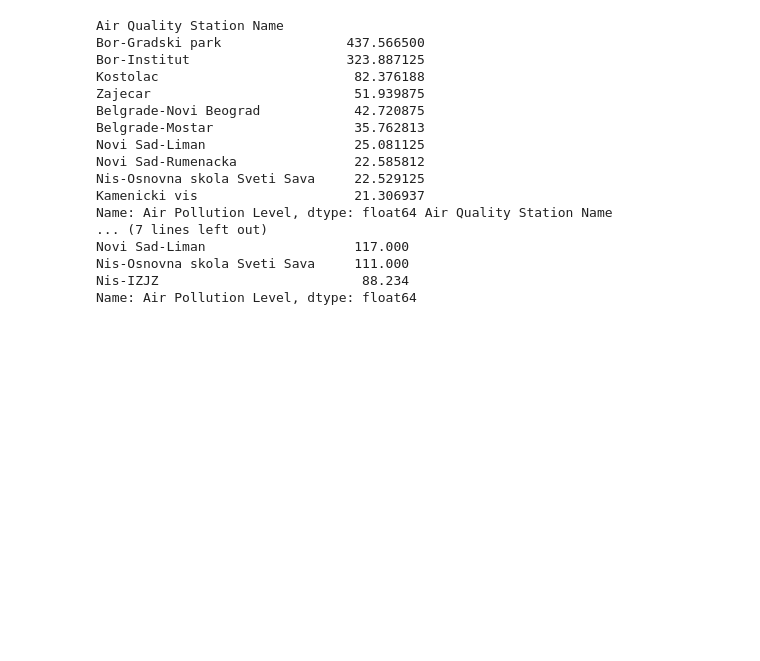
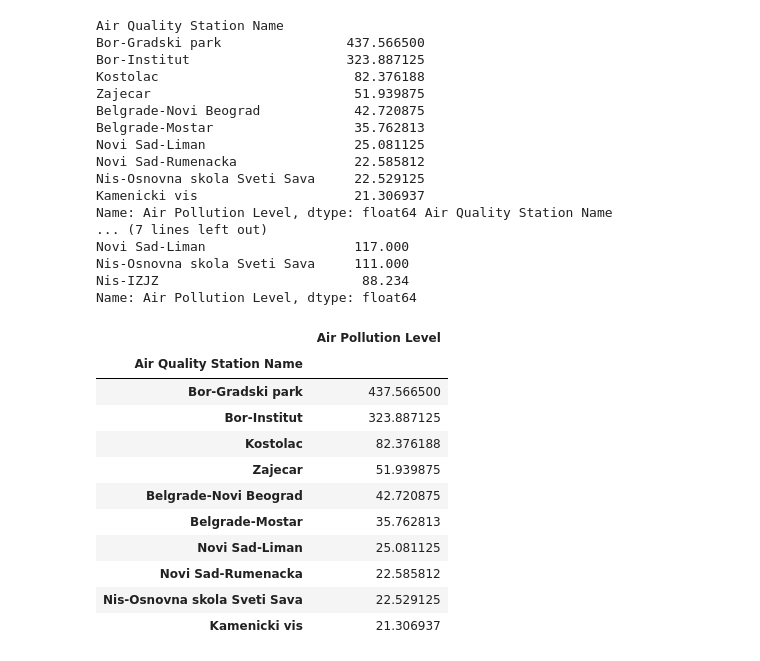
Before and after one commit to makilezx/analysis-of-air-pollution-in-Serbian-cities, a Jupyter notebook: data-analysis-1.ipynb, the cells around one changed output. Cells and saved outputs as stored; diff of their text form; code cells hidden in the pictures; blank space fills up the shorter version.

```diff
--- a/data-analysis-1.ipynb
+++ b/data-analysis-1.ipynb
@@ -489,3 +489,21 @@ Novi Sad-Liman                   117.000
 Nis-Osnovna skola Sveti Sava     111.000
 Nis-IZJZ                          88.234
 Name: Air Pollution Level, dtype: float64
+# %%
+#za cp u eksel
+
+so2test = pd.DataFrame(top_SO2_2019_means)
+so2test
+# %% [output]
+|  | Air Pollution Level |
+| Air Quality Station Name |  |
+| Bor-Gradski park | 437.566500 |
+| Bor-Institut | 323.887125 |
+| Kostolac | 82.376188 |
+| Zajecar | 51.939875 |
+| Belgrade-Novi Beograd | 42.720875 |
+| Belgrade-Mostar | 35.762813 |
+| Novi Sad-Liman | 25.081125 |
+| Novi Sad-Rumenacka | 22.585812 |
+| Nis-Osnovna skola Sveti Sava | 22.529125 |
+| Kamenicki vis | 21.306937 |
```
